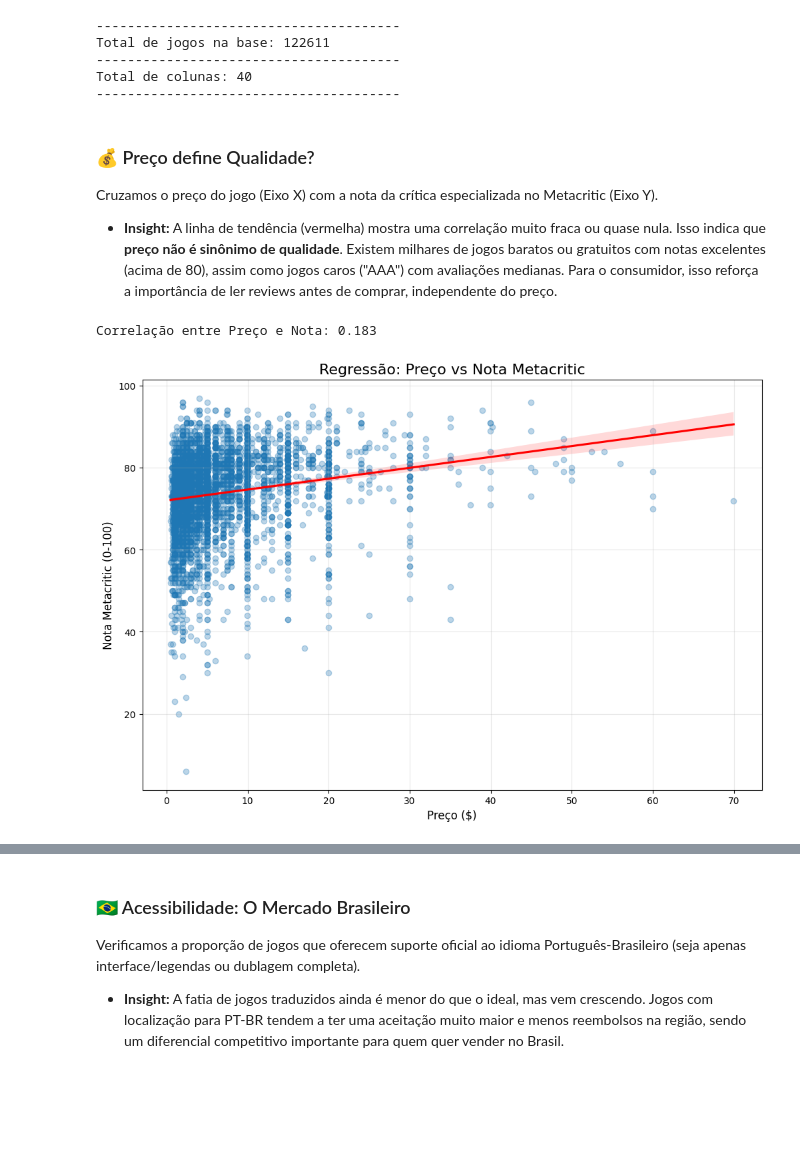
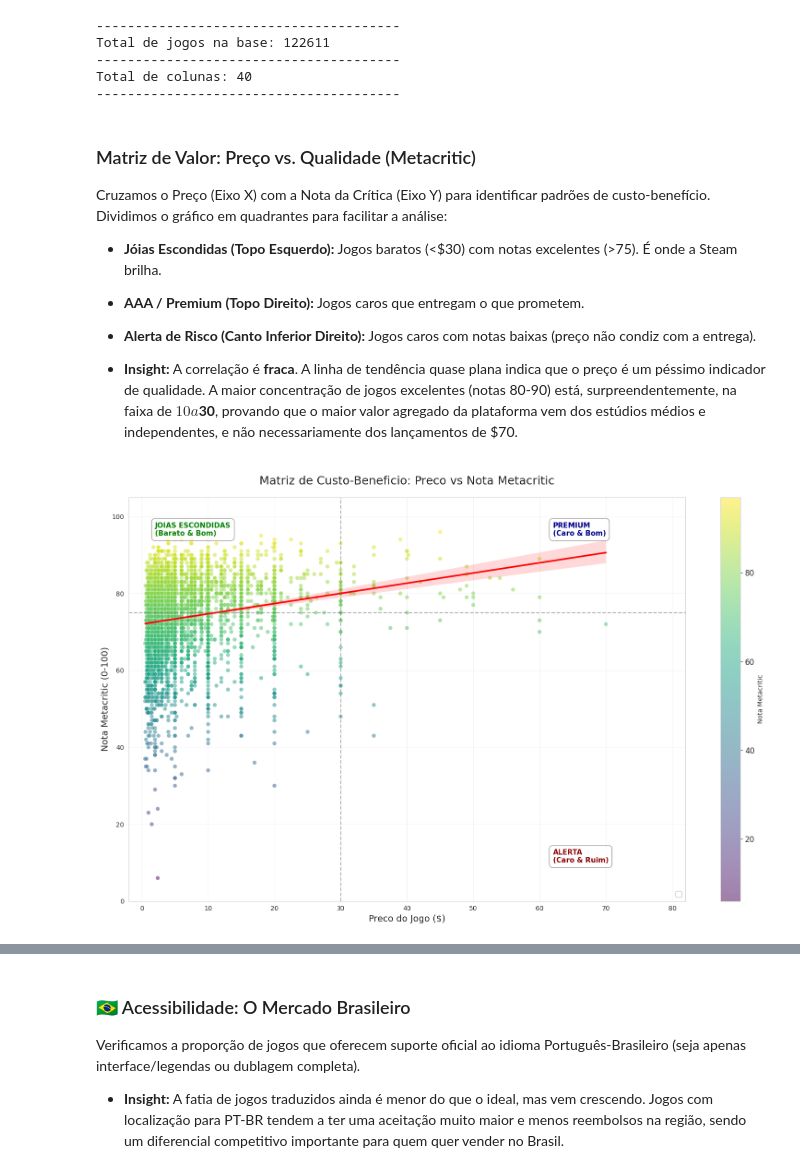
Before and after one commit to Raphides/Steam-BI, a Jupyter notebook: data_layer/raw/analytics.ipynb, the cells around one changed output, grey strips where cells are left out. Drawn from its saved outputs; the diff is of its cells as text; code cells hidden in the pictures; blank space fills up the shorter version.

```diff
--- a/data_layer/raw/analytics.ipynb
+++ b/data_layer/raw/analytics.ipynb
@@ -175,30 +175,68 @@ df['preco_num'] = pd.to_numeric(df['preco'], errors='coerce').fillna(0)
 df['metacritic_num'] = pd.to_numeric(df['nota_de_metacritic'], errors='coerce')
 df['ano_lancamento'] = pd.to_datetime(df['data_de_lancamento'], errors='coerce').dt.year
 # %% [markdown]
-### 💰 Preço define Qualidade?
+### Matriz de Valor: Preço vs. Qualidade (Metacritic)
 
-Cruzamos o preço do jogo (Eixo X) com a nota da crítica especializada no Metacritic (Eixo Y).
-* **Insight:** A linha de tendência (vermelha) mostra uma correlação muito fraca ou quase nula. Isso indica que **preço não é sinônimo de qualidade**. Existem milhares de jogos baratos ou gratuitos com notas excelentes (acima de 80), assim como jogos caros ("AAA") com avaliações medianas. Para o consumidor, isso reforça a importância de ler reviews antes de comprar, independente do preço.
+Cruzamos o Preço (Eixo X) com a Nota da Crítica (Eixo Y) para identificar padrões de custo-benefício.
+Dividimos o gráfico em quadrantes para facilitar a análise:
+* **Jóias Escondidas (Topo Esquerdo):** Jogos baratos (<$30) com notas excelentes (>75). É onde a Steam brilha.
+* **AAA / Premium (Topo Direito):** Jogos caros que entregam o que prometem.
+* **Alerta de Risco (Canto Inferior Direito):** Jogos caros com notas baixas (preço não condiz com a entrega).
+
+* **Insight:** A correlação é **fraca**. A linha de tendência quase plana indica que o preço é um péssimo indicador de qualidade. A maior concentração de jogos excelentes (notas 80-90) está, surpreendentemente, na faixa de **$10 a $30**, provando que o maior valor agregado da plataforma vem dos estúdios médios e independentes, e não necessariamente dos lançamentos de $70.
 # %%
 import matplotlib.pyplot as plt
 import seaborn as sns
+import numpy as np
 
-plt.figure(figsize=(12, 8))
+sns.set_style("whitegrid")
+plt.figure(figsize=(16, 10))
 
-# Vamos filtrar jogos com preço > 0 e que tenham nota para o gráfico não ficar poluído com zeros
-df_plot = df[(df['preco_num'] > 0) & (df['metacritic_num'] > 0)]
+df_plot = df[
+    (df['preco_num'] > 0) &
+    (df['preco_num'] <= 80) &
+    (df['metacritic_num'] > 0)
+]
+
+corr = df_plot['preco_num'].corr(df_plot['metacritic_num'])
+
+scatter = plt.scatter(
+    df_plot['preco_num'],
+    df_plot['metacritic_num'],
+    alpha=0.5,
+    s=40,
+    c=df_plot['metacritic_num'],
+    cmap='viridis',
+    edgecolor='white',
+    linewidth=0.3
+)
 
 sns.regplot(data=df_plot, x='preco_num', y='metacritic_num',
-            scatter_kws={'alpha':0.3}, line_kws={'color':'red'})
+            scatter=False, line_kws={'color':'red', 'linewidth':2.5, 'label':f'Tendencia (Corr: {corr:.2f})'})
 
-plt.title('Regressão: Preço vs Nota Metacritic', fontsize=16)
-plt.xlabel('Preço ($)', fontsize=12)
-plt.ylabel('Nota Metacritic (0-100)', fontsize=12)
-plt.grid(True, alpha=0.3)
+plt.axvline(30, color='gray', linestyle='--', alpha=0.6)
+plt.axhline(75, color='gray', linestyle='--', alpha=0.6)
 
-# Correlação
-corr = df_plot['preco_num'].corr(df_plot['metacritic_num'])
-print(f"Correlação entre Preço e Nota: {corr:.3f}")
+estilo_texto = dict(boxstyle="round,pad=0.5", facecolor='white', alpha=0.8, edgecolor='gray')
+
+plt.text(2, 95, "JOIAS ESCONDIDAS\n(Barato & Bom)", fontsize=11, fontweight='bold', color='green', bbox=estilo_texto)
+plt.text(62, 95, "PREMIUM\n(Caro & Bom)", fontsize=11, fontweight='bold', color='darkblue', bbox=estilo_texto)
+plt.text(62, 10, "ALERTA\n(Caro & Ruim)", fontsize=11, fontweight='bold', color='darkred', bbox=estilo_texto)
+
+plt.xlim(-2, 82)
+plt.ylim(0, 105)
+
+plt.title('Matriz de Custo-Beneficio: Preco vs Nota Metacritic', fontsize=18, pad=20)
+plt.xlabel('Preco do Jogo ($)', fontsize=14)
+plt.ylabel('Nota Metacritic (0-100)', fontsize=14)
+
+cbar = plt.colorbar(scatter, label='Nota Metacritic')
+cbar.ax.tick_params(labelsize=12)
+
+plt.legend(loc='lower right', fontsize=12, frameon=True, facecolor='white', framealpha=1)
+plt.grid(True, alpha=0.2)
+plt.tight_layout()
+
+plt.show()
 # %% [output]
-Correlação entre Preço e Nota: 0.183
-[figure, old version]
+[figure, new version]
```
Also changed, not shown: parts of 7 cells of this notebook.
